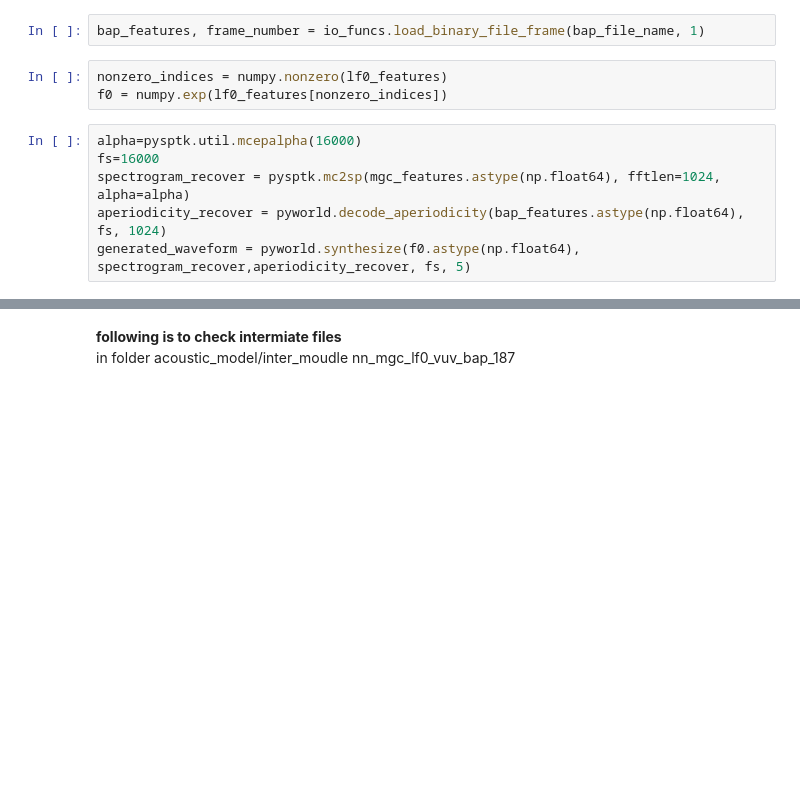
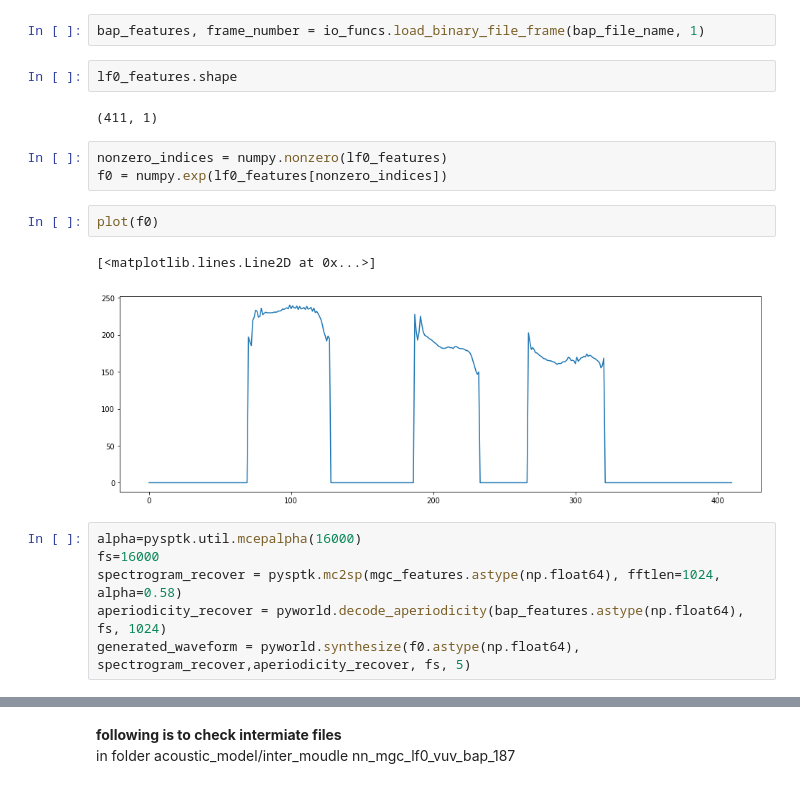
Before and after one commit to patrick-g-zhang/merlin, a Jupyter notebook: notebook/check speech synthesis.ipynb, the cells around one changed output, grey strips where cells are left out. Drawn from its saved outputs; the diff is of its cells as text; blank space fills up the shorter version.

```diff
--- a/notebook/check speech synthesis.ipynb
+++ b/notebook/check speech synthesis.ipynb
@@ -64,13 +64,22 @@ mgc_features, frame_number = io_funcs.load_binary_file_frame(mgc_file_name, 60)
 lf0_features, frame_number = io_funcs.load_binary_file_frame(lf0_file_name, 1)
 # %%
 bap_features, frame_number = io_funcs.load_binary_file_frame(bap_file_name, 1)
+# %%
+lf0_features.shape
+# %% [output]
+(411, 1)
 # %%
 nonzero_indices = numpy.nonzero(lf0_features)
 f0 = numpy.exp(lf0_features[nonzero_indices])
+# %%
+plot(f0)
+# %% [output]
+[<matplotlib.lines.Line2D at 0x...>]
+[figure, added]
 # %%
 alpha=pysptk.util.mcepalpha(16000)
 fs=16000
-spectrogram_recover = pysptk.mc2sp(mgc_features.astype(np.float64), fftlen=1024, alpha=alpha)
+spectrogram_recover = pysptk.mc2sp(mgc_features.astype(np.float64), fftlen=1024, alpha=0.58)
 aperiodicity_recover = pyworld.decode_aperiodicity(bap_features.astype(np.float64), fs, 1024)
 generated_waveform = pyworld.synthesize(f0.astype(np.float64), spectrogram_recover,aperiodicity_recover, fs, 5)
 # %%
```
Also changed, not shown: parts of 2 cells of this notebook, 8 other files.
